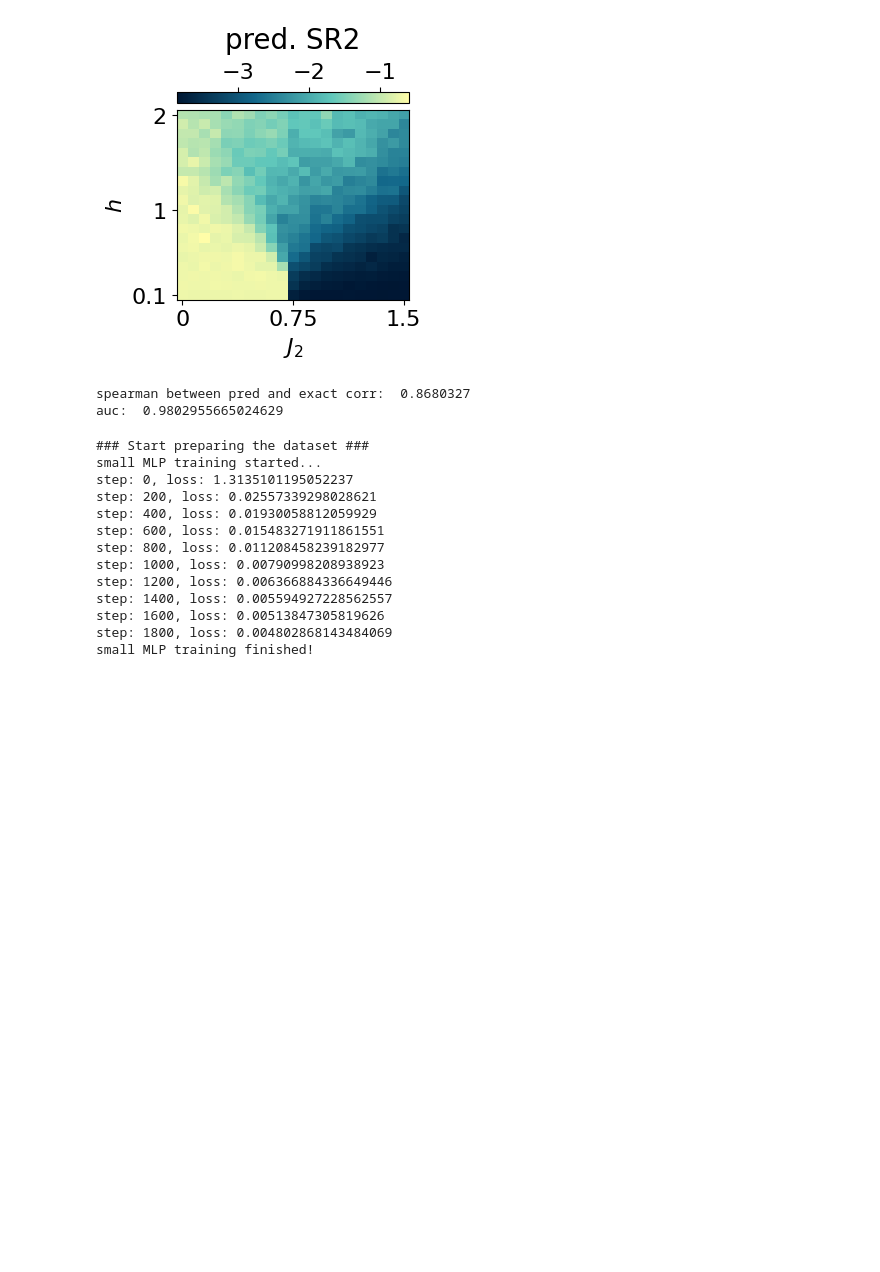
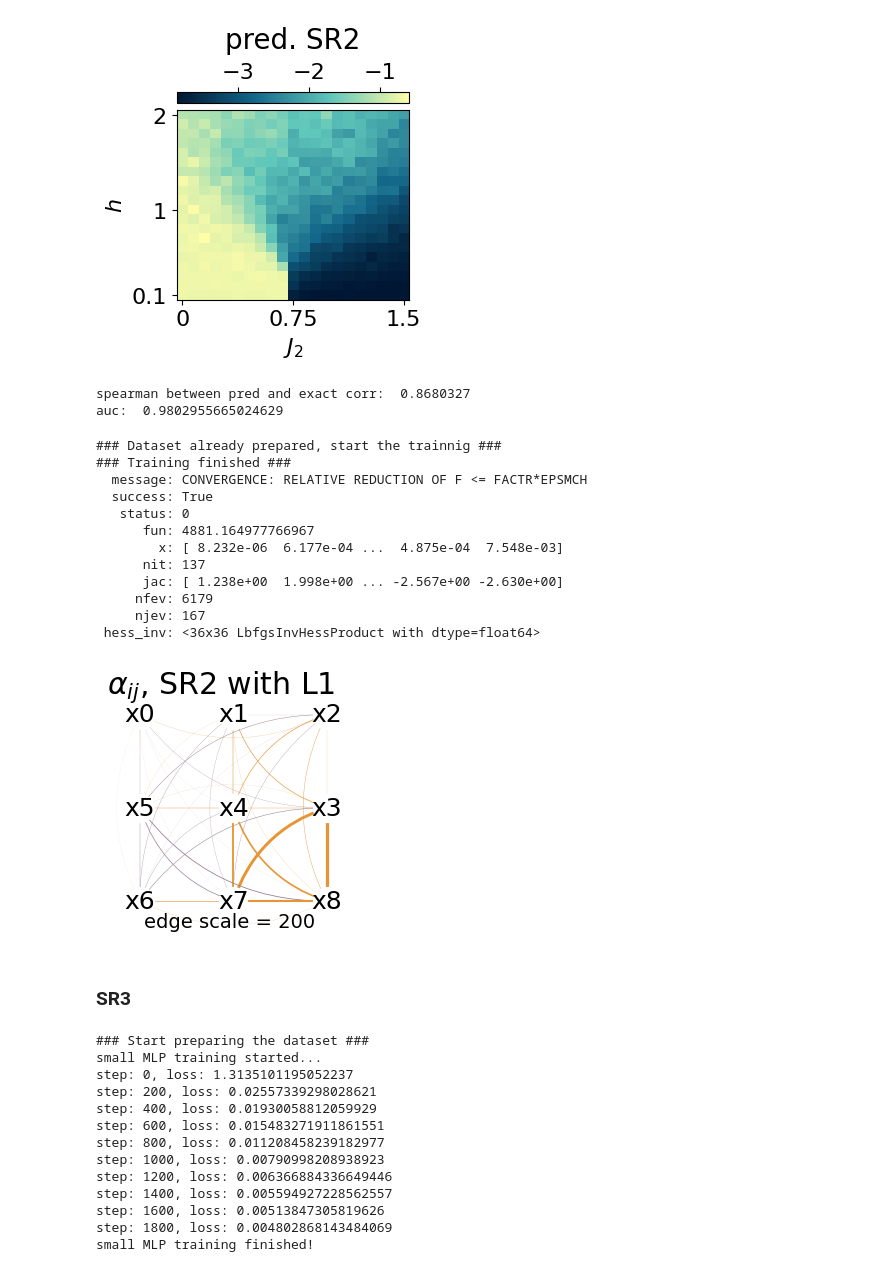
Before and after one commit to qic-ibk/qdisc, a Jupyter notebook: nbs/tutorials/J1J2_tuto2_SR.ipynb, the cells around one changed output. Cells and saved outputs as stored; diff of their text form; code cells hidden in the pictures; blank space fills up the shorter version.

```diff
--- a/nbs/tutorials/J1J2_tuto2_SR.ipynb
+++ b/nbs/tutorials/J1J2_tuto2_SR.ipynb
@@ -283,6 +233,28 @@ print('auc: ', auc)
 [figure]
 spearman between pred and exact corr:  0.8680327
 auc:  0.9802955665024629
+# %%
+## with L1 reg ##
+res = mySR.train(key, dataset_size=2000, L1_reg=1)
+
+mySR.plot_alpha(topology=topology, edge_scale=200, name='SR2 with L1')
+all_alpha_neel['SR2_L1'] = mySR.model.alpha
+# %% [output]
+### Dataset already prepared, start the trainnig ###
+### Training finished ###
+  message: CONVERGENCE: RELATIVE REDUCTION OF F <= FACTR*EPSMCH
+  success: True
+   status: 0
+      fun: 4881.164977766967
+        x: [ 8.232e-06  6.177e-04 ...  4.875e-04  7.548e-03]
+      nit: 137
+      jac: [ 1.238e+00  1.998e+00 ... -2.567e+00 -2.630e+00]
+     nfev: 6179
+     njev: 167
+ hess_inv: <36x36 LbfgsInvHessProduct with dtype=float64>
+[figure, added]
+# %% [markdown]
+### SR3
 # %%
 ## same but with the SR3 delta objective ##
 mySR = SymbolicRegression(dataset, cluster_idx_in_neel, objective='SR3',
```
Also changed, not shown: parts of 57 cells of this notebook, 22 other files.
